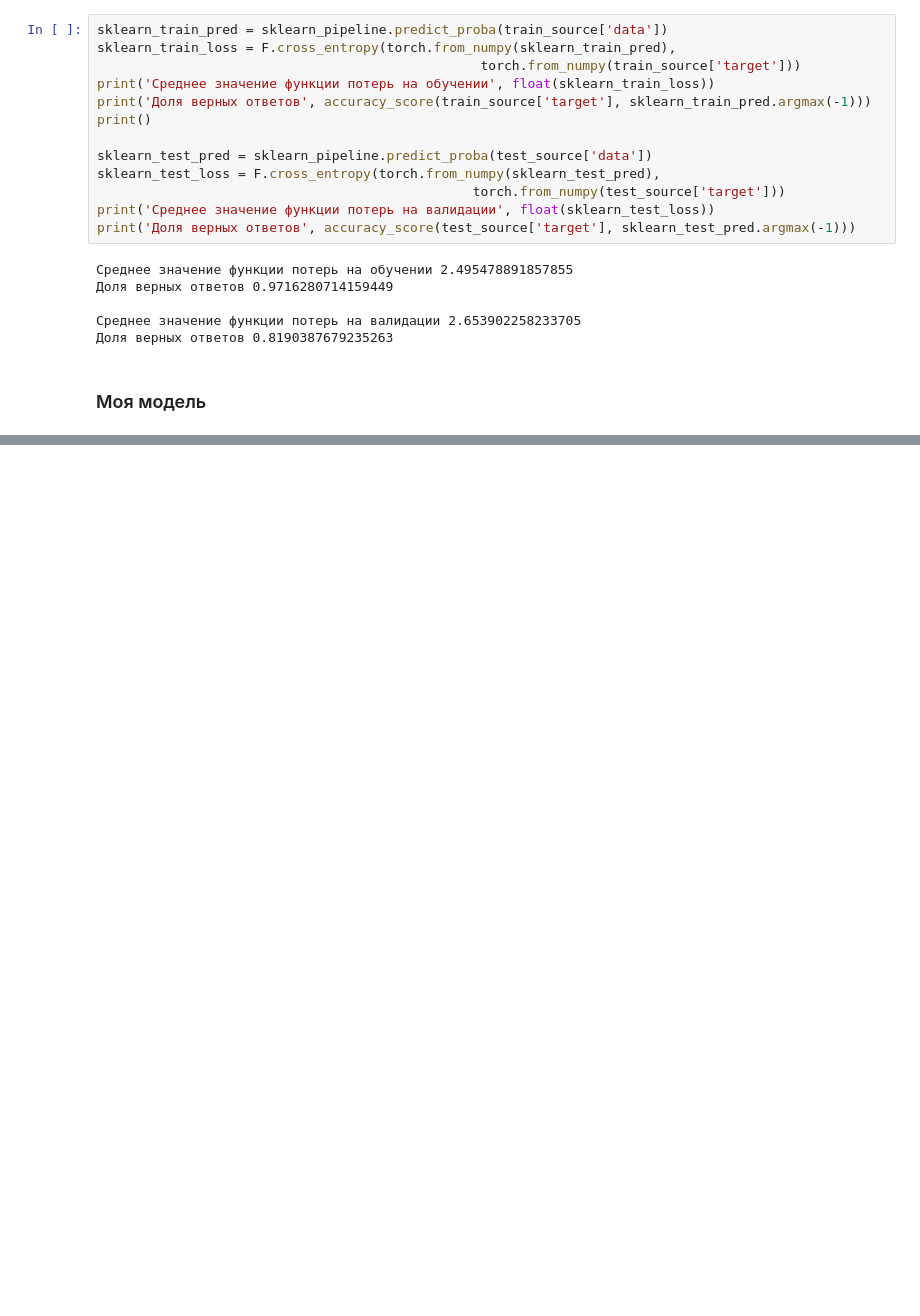
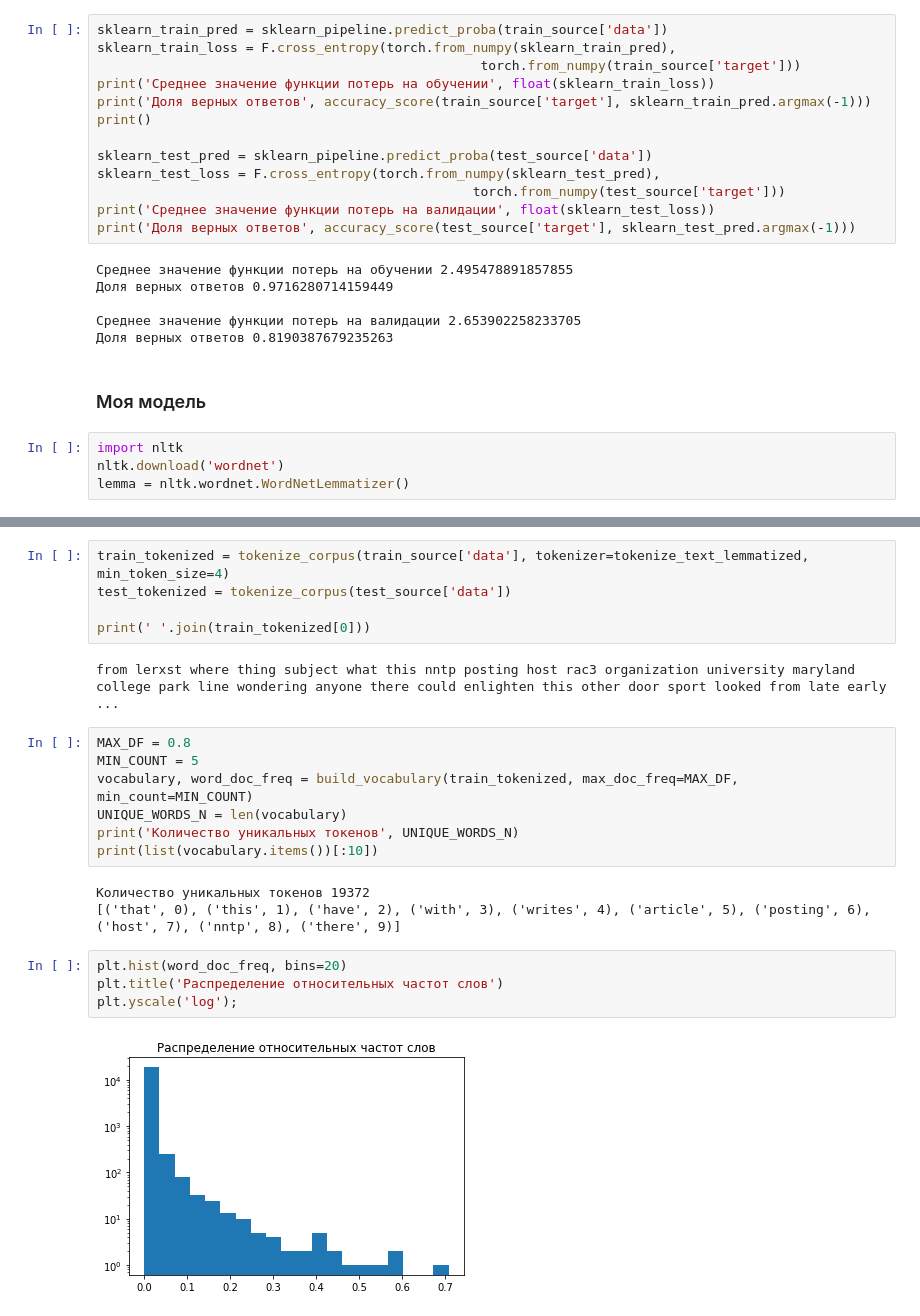
Before and after one commit to chmnk/stepik-dl-nlp, a Jupyter notebook: task1_20newsgroups.ipynb, the cells around one changed output, grey strips where cells are left out. Saved outputs shown, nothing was run; the diff lists cells and outputs as text; blank space fills up the shorter version.

```diff
--- a/task1_20newsgroups.ipynb
+++ b/task1_20newsgroups.ipynb
@@ -365,3 +358,7 @@ print('Доля верных ответов', accuracy_score(test_source['target
 Доля верных ответов 0.8190387679235263
 # %% [markdown]
 ### Моя модель
+# %%
+import nltk
+nltk.download('wordnet')
+lemma = nltk.wordnet.WordNetLemmatizer()
@@ -367,0 +443,23 @@ print('Доля верных ответов', accuracy_score(test_source['target
+# %%
+train_tokenized = tokenize_corpus(train_source['data'], tokenizer=tokenize_text_lemmatized, min_token_size=4)
+test_tokenized = tokenize_corpus(test_source['data'])
+
+print(' '.join(train_tokenized[0]))
+# %% [output]
+from lerxst where thing subject what this nntp posting host rac3 organization university maryland college park line wondering anyone there could enlighten this other door sport looked from late early  ...
+# %%
+MAX_DF = 0.8
+MIN_COUNT = 5
+vocabulary, word_doc_freq = build_vocabulary(train_tokenized, max_doc_freq=MAX_DF, min_count=MIN_COUNT)
+UNIQUE_WORDS_N = len(vocabulary)
+print('Количество уникальных токенов', UNIQUE_WORDS_N)
+print(list(vocabulary.items())[:10])
+# %% [output]
+Количество уникальных токенов 19372
+[('that', 0), ('this', 1), ('have', 2), ('with', 3), ('writes', 4), ('article', 5), ('posting', 6), ('host', 7), ('nntp', 8), ('there', 9)]
+# %%
+plt.hist(word_doc_freq, bins=20)
+plt.title('Распределение относительных частот слов')
+plt.yscale('log');
+# %% [output]
+[figure, added]
```
Also changed, not shown: parts of 15 cells of this notebook.
